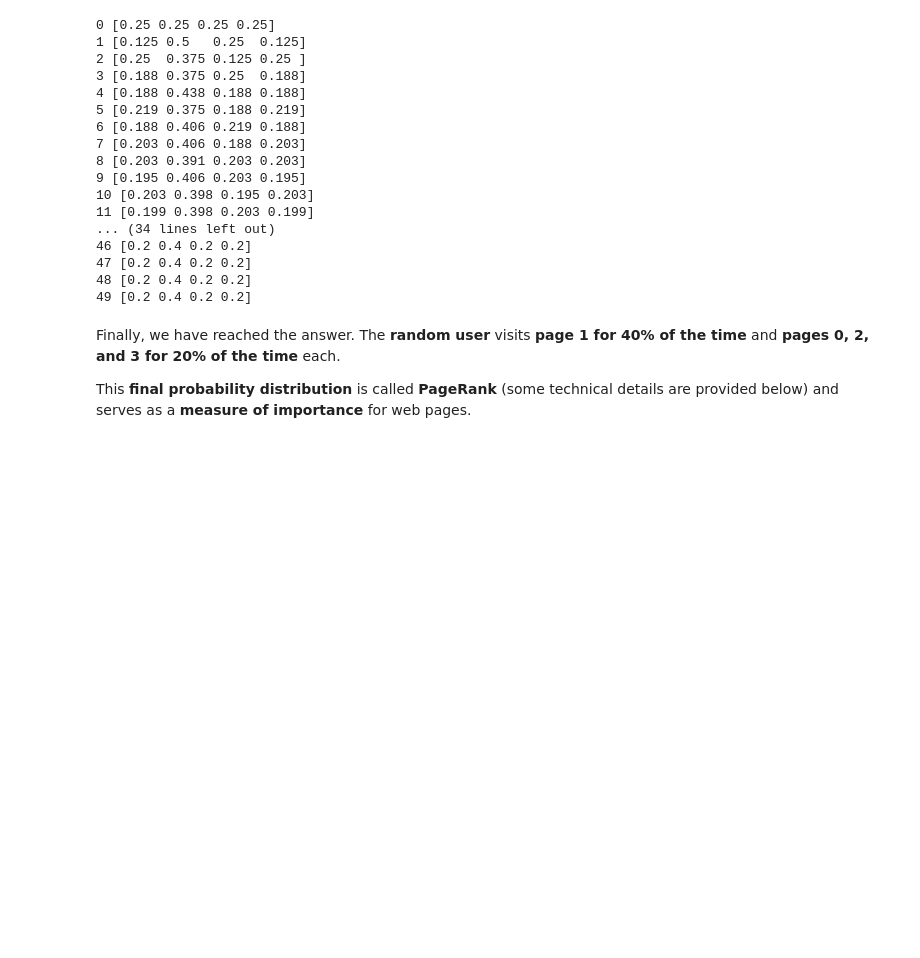
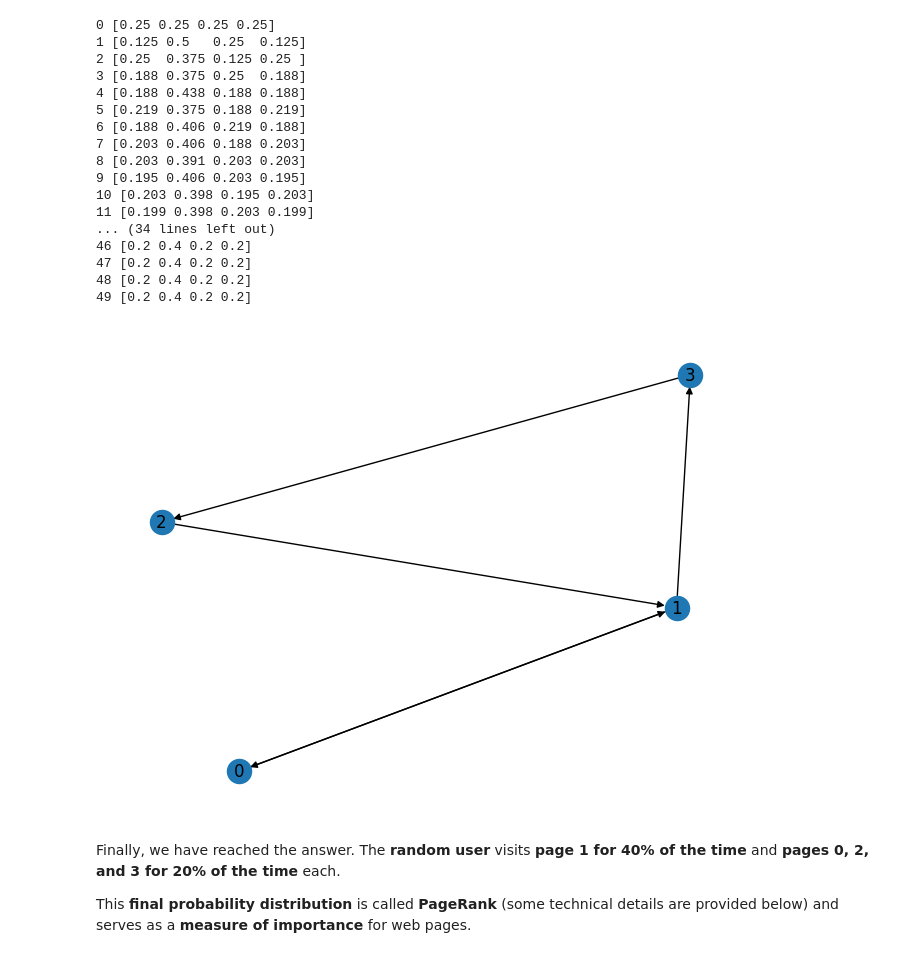
Before and after one commit to asahium/gnn-course, a Jupyter notebook: seminars/seminar03-pagerank.ipynb, the cells around one changed output. Cells and saved outputs as stored; diff of their text form; code cells hidden in the pictures; blank space fills up the shorter version.

```diff
--- a/seminars/seminar03-pagerank.ipynb
+++ b/seminars/seminar03-pagerank.ipynb
@@ -102,6 +102,10 @@ for i in range(1, 50):
 47 [0.2 0.4 0.2 0.2]
 48 [0.2 0.4 0.2 0.2]
 49 [0.2 0.4 0.2 0.2]
+# %%
+nx.draw(G, with_labels=True)
+# %% [output]
+[figure, added]
 # %% [markdown]
 Finally, we have reached the answer. The **random user** visits **page 1 for 40% of the time** and **pages 0, 2, and 3 for 20% of the time** each.
 
```
Also changed, not shown: parts of 4 cells of this notebook, 2 other files.
